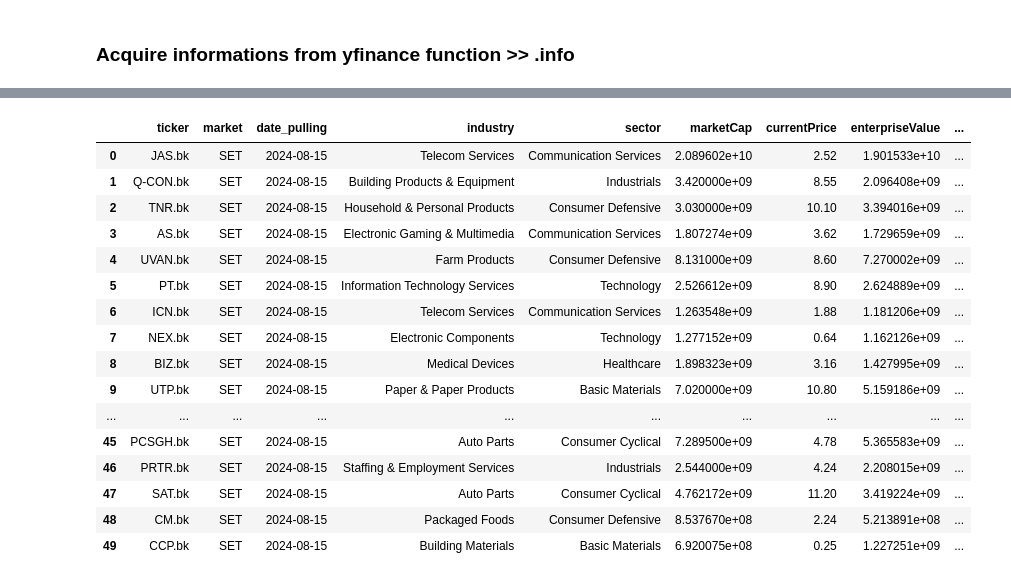
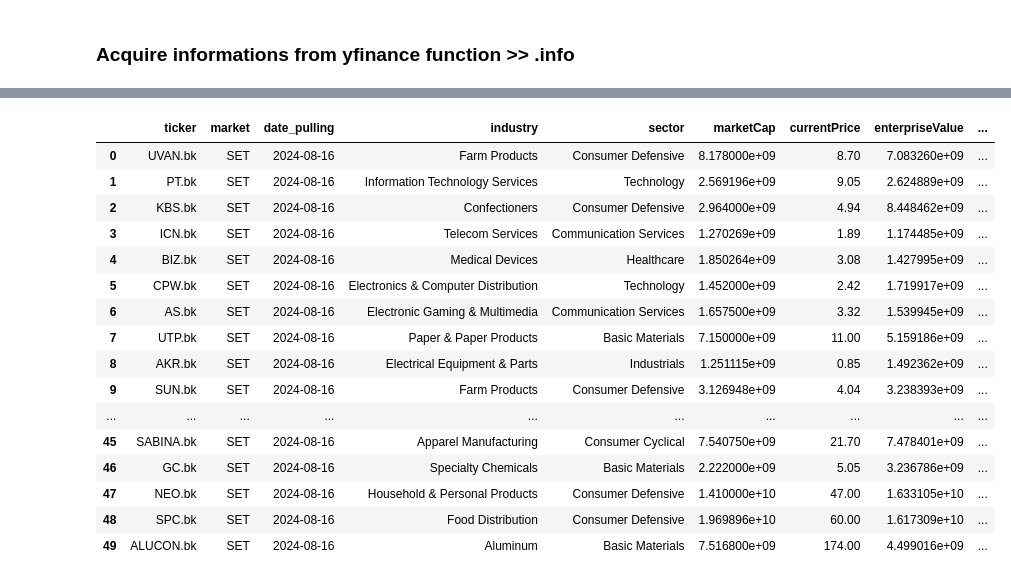
Before and after one commit to NarasetS/StockTH_MagicFormula, a Jupyter notebook: magicformulaonthstock.ipynb, the cells around one changed output, grey strips where cells are left out. Saved outputs shown, nothing was run; the diff lists cells and outputs as text; code cells hidden in the pictures.

```diff
--- a/magicformulaonthstock.ipynb
+++ b/magicformulaonthstock.ipynb
@@ -91,0 +99,8 @@ df = df.reset_index(drop=True)
+# %%
+import yfinance as yf
+import pandas as pd
+import numpy as np
+from datetime import date
+df = pd.read_csv('data\\data_stock_th.csv')
+print('sector', df['sector'].unique())
+print('industry', df['industry'].unique())
@@ -92,8 +125,10 @@ df = df.reset_index(drop=True)
 # %%
 
 ### Next I perform calculations for MF_ROC and MF_EY ###
-df['MF_ROC'] = df['EBIT']/(df['Total Assets'] - df['Current Liabilities'])
-df['MF_EY'] = df['EBIT']/df['enterpriseValue']
+represents_earning = 'Operating Income'
+
+df['MF_ROC'] = df[represents_earning]/(df['Total Assets'] - df['Current Liabilities'])
+df['MF_EY'] = df[represents_earning]/df['enterpriseValue']
 df
 # %% [output]
 |  | ticker | market | date_pulling | industry | sector | marketCap | currentPrice | enterpriseValue | ... |
@@ -125,3 +158,0 @@ df.to_csv('data.csv',index= False)
-# %%
-df = pd.read_csv('data.csv')
-df
@@ -163,6 +159,11 @@ industry ['Steel' 'Electrical Equipment & Parts' 'Real Estate - Development'
 # %%
 ### Drop Utilities, Energy, and Financial Services  as suggested from the book ###
-sectortoexclude = ['Utilities','Energy','Financial Services']
+sectortoexclude = [
+    'Utilities',
+    'Energy',
+    'Financial Services',
+    'Real Estate'
+]
 for i in sectortoexclude:
     print('exclude sector > ',i)
     try:
@@ -172,10 +173,9 @@ for i in sectortoexclude:
         None
 
 industrytoexclude =[
-    'Real Estate - Development',
-    'Real Estate—Development',
-    'Real Estate Services',
-    'Engineering & Construction'
+    'Engineering & Construction',
+    'Building Products & Equipment',
+    'Building Materials'
 ]
 for i in industrytoexclude:
     print('exclude industry > ',i)
@@ -213,22 +213,23 @@ df_market.loc[df_market['Ranking_MF'] == df_market['Ranking_MF'].max()]
 # %%
+numstocks = 50
 df_sorted = df_market.sort_values(by=['Ranking_MF'],ascending=False)
 df_sorted = df_sorted.reset_index(drop=True)
-df_sorted[:50]
+df_sorted[:numstocks]
 # %% [output]
 |  | ticker | market | date_pulling | industry | sector | marketCap | currentPrice | enterpriseValue | ... |
-| 0 | JAS.bk | SET | 2024-08-15 | Telecom Services | Communication Services | 2.089602e+10 | 2.52 | 1.901533e+10 | ... |
-| 1 | Q-CON.bk | SET | 2024-08-15 | Building Products & Equipment | Industrials | 3.420000e+09 | 8.55 | 2.096408e+09 | ... |
-| 2 | TNR.bk | SET | 2024-08-15 | Household & Personal Products | Consumer Defensive | 3.030000e+09 | 10.10 | 3.394016e+09 | ... |
-| 3 | AS.bk | SET | 2024-08-15 | Electronic Gaming & Multimedia | Communication Services | 1.807274e+09 | 3.62 | 1.729659e+09 | ... |
-| 4 | UVAN.bk | SET | 2024-08-15 | Farm Products | Consumer Defensive | 8.131000e+09 | 8.60 | 7.270002e+09 | ... |
-| 5 | PT.bk | SET | 2024-08-15 | Information Technology Services | Technology | 2.526612e+09 | 8.90 | 2.624889e+09 | ... |
-| 6 | ICN.bk | SET | 2024-08-15 | Telecom Services | Communication Services | 1.263548e+09 | 1.88 | 1.181206e+09 | ... |
-| 7 | NEX.bk | SET | 2024-08-15 | Electronic Components | Technology | 1.277152e+09 | 0.64 | 1.162126e+09 | ... |
-| 8 | BIZ.bk | SET | 2024-08-15 | Medical Devices | Healthcare | 1.898323e+09 | 3.16 | 1.427995e+09 | ... |
-| 9 | UTP.bk | SET | 2024-08-15 | Paper & Paper Products | Basic Materials | 7.020000e+09 | 10.80 | 5.159186e+09 | ... |
+| 0 | UVAN.bk | SET | 2024-08-16 | Farm Products | Consumer Defensive | 8.178000e+09 | 8.70 | 7.083260e+09 | ... |
+| 1 | PT.bk | SET | 2024-08-16 | Information Technology Services | Technology | 2.569196e+09 | 9.05 | 2.624889e+09 | ... |
+| 2 | KBS.bk | SET | 2024-08-16 | Confectioners | Consumer Defensive | 2.964000e+09 | 4.94 | 8.448462e+09 | ... |
+| 3 | ICN.bk | SET | 2024-08-16 | Telecom Services | Communication Services | 1.270269e+09 | 1.89 | 1.174485e+09 | ... |
+| 4 | BIZ.bk | SET | 2024-08-16 | Medical Devices | Healthcare | 1.850264e+09 | 3.08 | 1.427995e+09 | ... |
+| 5 | CPW.bk | SET | 2024-08-16 | Electronics & Computer Distribution | Technology | 1.452000e+09 | 2.42 | 1.719917e+09 | ... |
+| 6 | AS.bk | SET | 2024-08-16 | Electronic Gaming & Multimedia | Communication Services | 1.657500e+09 | 3.32 | 1.539945e+09 | ... |
+| 7 | UTP.bk | SET | 2024-08-16 | Paper & Paper Products | Basic Materials | 7.150000e+09 | 11.00 | 5.159186e+09 | ... |
+| 8 | AKR.bk | SET | 2024-08-16 | Electrical Equipment & Parts | Industrials | 1.251115e+09 | 0.85 | 1.492362e+09 | ... |
+| 9 | SUN.bk | SET | 2024-08-16 | Farm Products | Consumer Defensive | 3.126948e+09 | 4.04 | 3.238393e+09 | ... |
 | ... | ... | ... | ... | ... | ... | ... | ... | ... | ... |
-| 45 | PCSGH.bk | SET | 2024-08-15 | Auto Parts | Consumer Cyclical | 7.289500e+09 | 4.78 | 5.365583e+09 | ... |
-| 46 | PRTR.bk | SET | 2024-08-15 | Staffing & Employment Services | Industrials | 2.544000e+09 | 4.24 | 2.208015e+09 | ... |
-| 47 | SAT.bk | SET | 2024-08-15 | Auto Parts | Consumer Cyclical | 4.762172e+09 | 11.20 | 3.419224e+09 | ... |
-| 48 | CM.bk | SET | 2024-08-15 | Packaged Foods | Consumer Defensive | 8.537670e+08 | 2.24 | 5.213891e+08 | ... |
-| 49 | CCP.bk | SET | 2024-08-15 | Building Materials | Basic Materials | 6.920075e+08 | 0.25 | 1.227251e+09 | ... |
+| 45 | SABINA.bk | SET | 2024-08-16 | Apparel Manufacturing | Consumer Cyclical | 7.540750e+09 | 21.70 | 7.478401e+09 | ... |
+| 46 | GC.bk | SET | 2024-08-16 | Specialty Chemicals | Basic Materials | 2.222000e+09 | 5.05 | 3.236786e+09 | ... |
+| 47 | NEO.bk | SET | 2024-08-16 | Household & Personal Products | Consumer Defensive | 1.410000e+10 | 47.00 | 1.633105e+10 | ... |
+| 48 | SPC.bk | SET | 2024-08-16 | Food Distribution | Consumer Defensive | 1.969896e+10 | 60.00 | 1.617309e+10 | ... |
+| 49 | ALUCON.bk | SET | 2024-08-16 | Aluminum | Basic Materials | 7.516800e+09 | 174.00 | 4.499016e+09 | ... |
```
Also changed, not shown: parts of 11 cells of this notebook, 6 other files.
